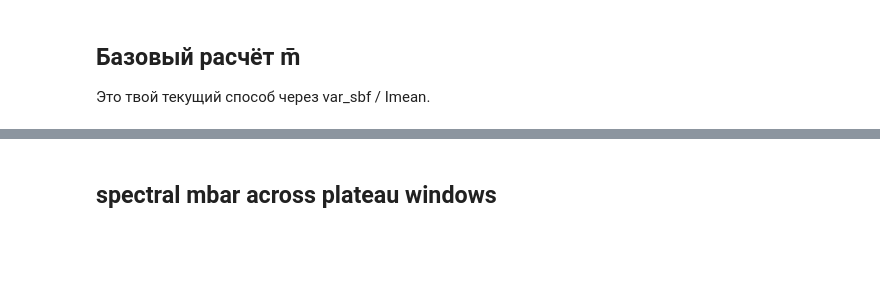
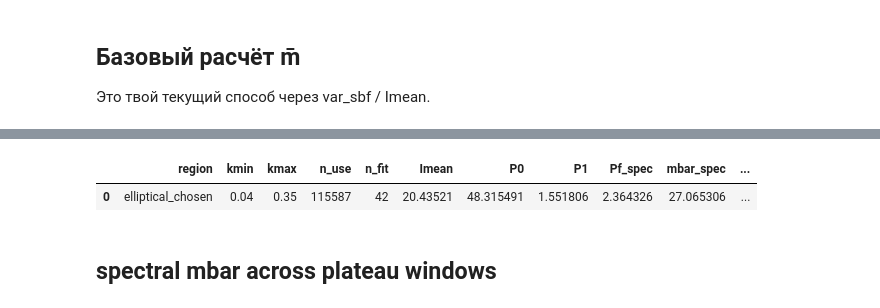
Before and after one commit to Saharochekl/course-work_4-SBF, a Jupyter notebook: code/sbf-1.ipynb, the cells around one changed output, grey strips where cells are left out. Saved outputs shown, nothing was run; the diff lists cells and outputs as text; code cells hidden in the pictures; blank space fills up the shorter version.

```diff
--- a/code/sbf-1.ipynb
+++ b/code/sbf-1.ipynb
@@ -1888,7 +1939,7 @@ KBINS_N = 80
 # ------------------------------------------------------------
 # 1. Рабочее окно измерения
 # ------------------------------------------------------------
-window = (~mask_sbf) & np.isfinite(resid)
+window = (~mask_sbf) & np.isfinite(resid) & np.isfinite(model) & (model > 0.0)
 
 n_use_fft = int(window.sum())
 if n_use_fft < 5000:
@@ -2118,7 +2169,11 @@ print("computing mbar from spectral P0 ...")
 # 1. Средняя яркость галактики в том же эллиптическом аннулусе
 # ------------------------------------------------------------
 # Берём только те пиксели модели, которые реально участвуют в SBF-анализе.
-use_I = (~mask_sbf) & np.isfinite(model)
+window_main = (~mask_sbf) & np.isfinite(resid) & np.isfinite(model) & (model > 0.0)
+if "window" not in globals() or not np.array_equal(window, window_main):
+    raise RuntimeError("[SBF] window does not match current mask_sbf/resid/model; rerun FFT and fit cells before mbar")
+
+use_I = window_main
 
 n_I = int(use_I.sum())
 if n_I < 5000:
@@ -2146,7 +2201,52 @@ if (not np.isfinite(Imean)) or (Imean <= 0.0):
 if (not np.isfinite(P0)) or (P0 <= 0.0):
     raise RuntimeError(f"[SBF] bad spectral P0={P0}")
 
+# ------------------------------------------------------------
+# 2a. Диагностическая formal uncertainty для текущего spectral fit
+# ------------------------------------------------------------
+# Это только ошибка линейного fit-а при фиксированных mask, PSF, kmin/kmax и residual.
+# Она не включает scatter между annuli, неопределённость PSF/background/model и pipeline systematic.
+n_fit_main = 0
+fit_resid_std_main = np.nan
+P0_fit_sigma_main = np.nan
+P1_fit_sigma_main = np.nan
+mbar_fit_sigma_main = np.nan
+fit_uncertainty_note = "fit covariance unavailable"
+
+if "x" in globals() and "y" in globals():
+    x_fit = np.asarray(x, dtype=float)
+    y_fit_data = np.asarray(y, dtype=float)
+    good_fit = np.isfinite(x_fit) & np.isfinite(y_fit_data)
+    x_fit = x_fit[good_fit]
+    y_fit_data = y_fit_data[good_fit]
+
+    if x_fit.size >= 3:
+        A_fit = np.vstack([x_fit, np.ones_like(x_fit)]).T
+        fit_resid_main = y_fit_data - (P0 * x_fit + P1)
+        n_fit_main = int(x_fit.size)
+        dof_fit = max(n_fit_main - 2, 1)
+        fit_resid_std_main = float(np.nanstd(fit_resid_main, ddof=1))
+
+        try:
+            sigma2_fit = float(np.nansum(fit_resid_main * fit_resid_main) / dof_fit)
+            cov_fit = sigma2_fit * np.linalg.pinv(A_fit.T @ A_fit)
+            P0_fit_sigma_main = float(np.sqrt(max(cov_fit[0, 0], 0.0)))
+            P1_fit_sigma_main = float(np.sqrt(max(cov_fit[1, 1], 0.0)))
+            if np.isfinite(P0_fit_sigma_main) and P0_fit_sigma_main > 0.0:
+                mbar_fit_sigma_main = float((2.5 / np.log(10.0)) * P0_fit_sigma_main / P0)
+                fit_uncertainty_note = "formal covariance of P(k)=P0*E(k)+P1"
+        except Exception as err:
+            fit_uncertainty_note = f"fit covariance failed: {err}"
+    else:
+        fit_uncertainty_note = f"too few fit points: N={x_fit.size}"
+else:
+    fit_uncertainty_note = "x/y from the fit cell are unavailable"
+
 Pf_spec = float(P0 / Imean)
+Pf_spec_sigma_formal = np.nan
+if np.isfinite(P0_fit_sigma_main) and P0_fit_sigma_main > 0.0:
+    Pf_spec_sigma_formal = float(Pf_spec * P0_fit_sigma_main / P0)
+
 
 if (not np.isfinite(Pf_spec)) or (Pf_spec <= 0.0):
     raise RuntimeError(f"[SBF] bad Pf_spec={Pf_spec}")
@@ -2173,4 +2273,38 @@ print(f"[SBF] Imean={Imean:.3e}")
 print(f"[SBF] P0={P0:.3e}, P1={P1:.3e}, frac={frac:.3f}")
 print(f"[SBF] Pf_spec={Pf_spec:.3e}")
 print(f"m̄(F150W) [spectral] = {mbar_spec:.3f} mag")
+
+print(
+    f"[SBF-UNC][formal-fit] N_fit={n_fit_main}, "
+    f"fit_resid_std={fit_resid_std_main:.3e} power-units"
+)
+if np.isfinite(P0_fit_sigma_main) and P0_fit_sigma_main > 0.0:
+    print(
+        f"[SBF-UNC][formal-fit] sigma(P0)={P0_fit_sigma_main:.3e} "
+        f"({P0_fit_sigma_main / P0:.3%}), sigma(Pf)={Pf_spec_sigma_formal:.3e}"
+    )
+    print(f"[SBF-UNC][formal-fit] sigma(mbar)={mbar_fit_sigma_main:.4f} mag")
+else:
+    print(f"[SBF-UNC][formal-fit] unavailable: {fit_uncertainty_note}")
+print("[SBF-UNC] formal-fit sigma is diagnostic only; adopted uncertainty is computed later from annuli/pipeline terms")
+
+sbf_main_diagnostics = {
+    "region": "elliptical_chosen",
+    "kmin": float(kmin),
+    "kmax": float(kmax),
+    "n_use": int(globals().get("n_use_fft", n_I)),
+    "n_fit": int(n_fit_main),
+    "Imean": Imean,
+    "P0": float(P0),
+    "P1": float(P1),
+    "Pf_spec": Pf_spec,
+    "mbar_spec": mbar_spec,
+    "fit_resid_std": fit_resid_std_main,
+    "P0_fit_sigma": P0_fit_sigma_main,
+    "P1_fit_sigma": P1_fit_sigma_main,
+    "Pf_spec_sigma_formal": Pf_spec_sigma_formal,
+    "mbar_fit_sigma": mbar_fit_sigma_main,
+    "notes": fit_uncertainty_note,
+}
+display(pd.DataFrame([sbf_main_diagnostics]))
 # %% [output]
@@ -2184,3 +2322,5 @@ print(f"m̄(F150W) [spectral] = {mbar_spec:.3f} mag")
+|  | region | kmin | kmax | n_use | n_fit | Imean | P0 | P1 | Pf_spec | mbar_spec | ... |
+| 0 | elliptical_chosen | 0.04 | 0.35 | 115587 | 42 | 20.43521 | 48.315491 | 1.551806 | 2.364326 | 27.065306 | ... |
 # %% [markdown]
 ## spectral mbar across plateau windows
 # %%
```
Also changed, not shown: parts of 41 cells of this notebook.
